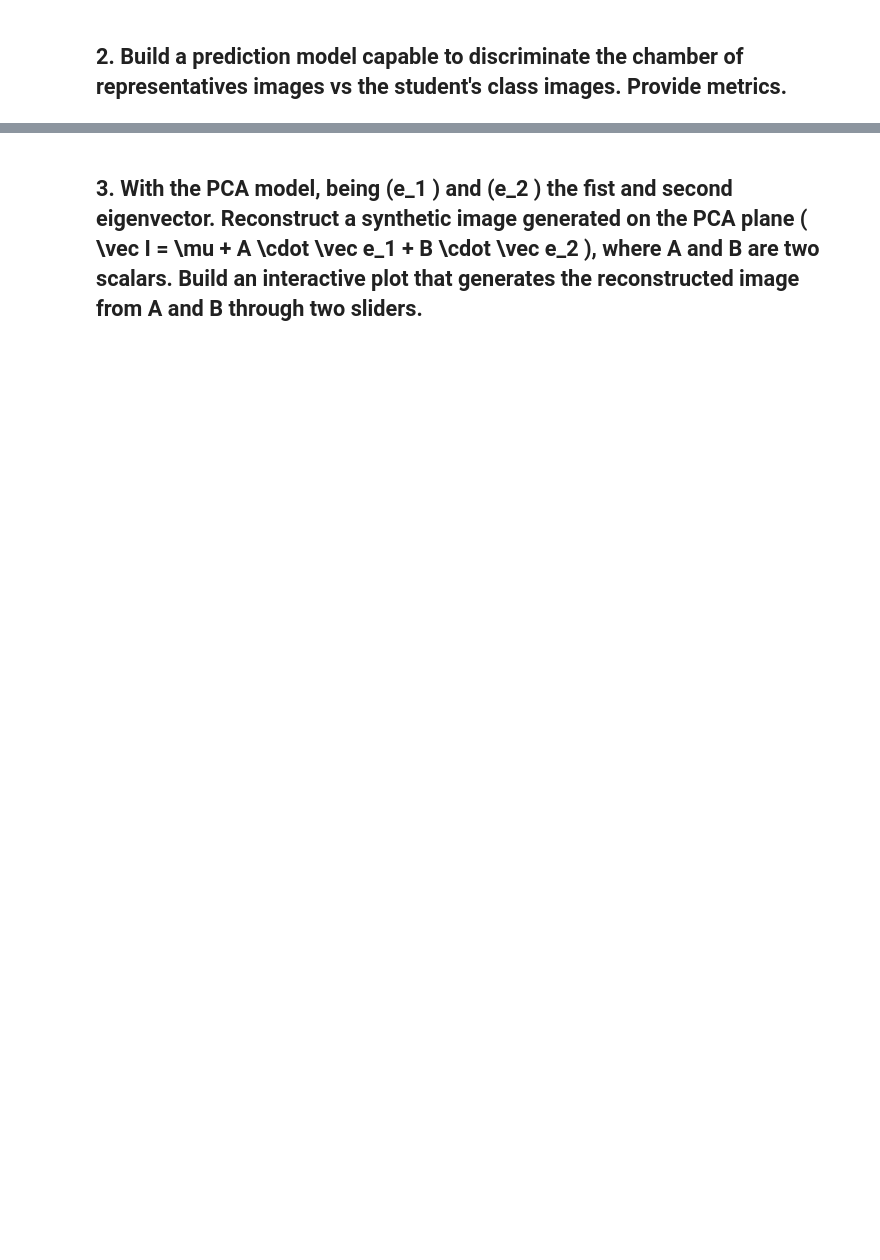
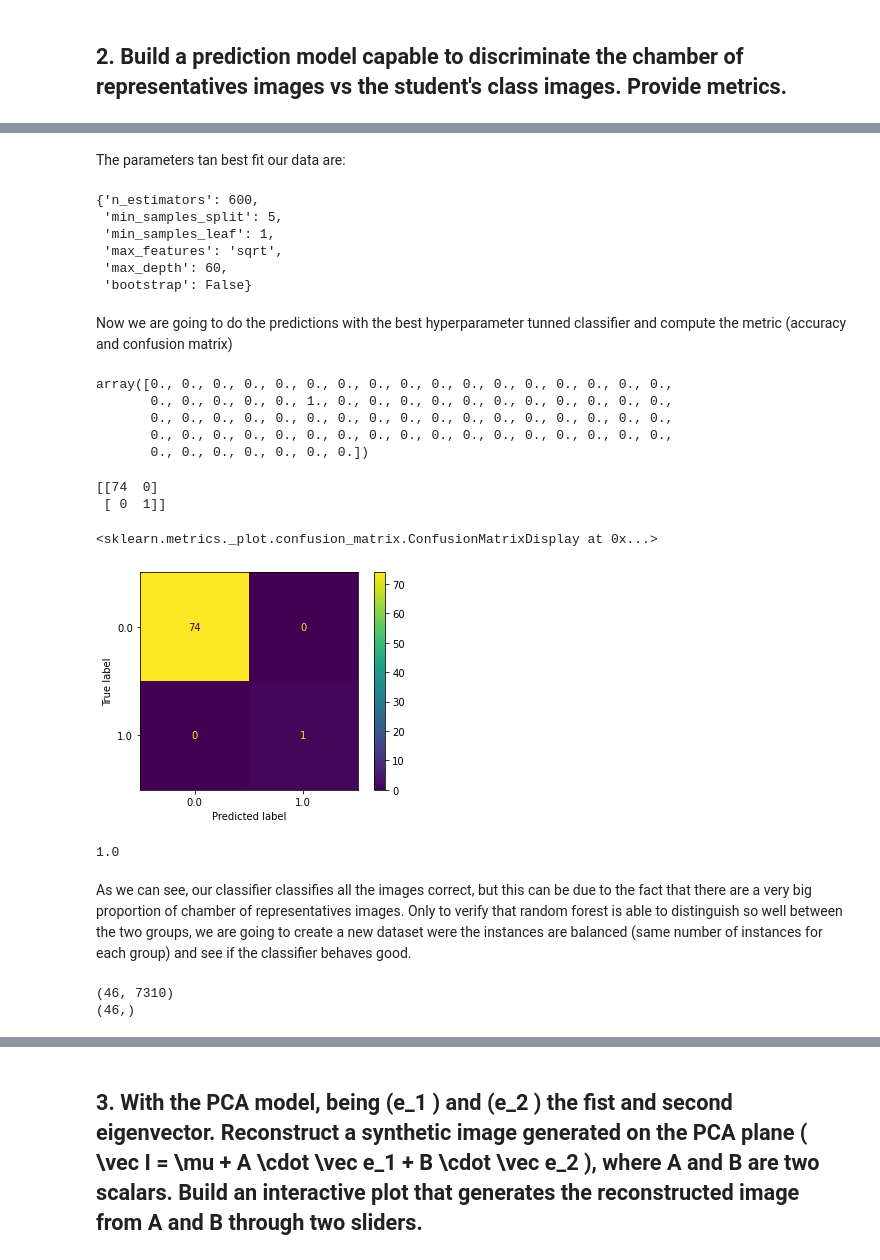
Before and after one commit to oliburn/faces_exercise, a Jupyter notebook: EigenDiputadosInitialGuide.ipynb, the cells around one changed output, grey strips where cells are left out. Saved outputs shown, nothing was run; the diff lists cells and outputs as text; code cells hidden in the pictures; blank space fills up the shorter version.

```diff
--- a/EigenDiputadosInitialGuide.ipynb
+++ b/EigenDiputadosInitialGuide.ipynb
@@ -493,0 +912,7 @@ Text(0, 0.5, 'Percentage of explained variance')
+# %%
+X_train, X_test, y_train, y_test = train_test_split(X_tot, Yg_tot, test_size=0.2, random_state=111)
+
+print(X_train.shape)
+print(X_test.shape)
+print(y_train.shape)
+print(y_test.shape)
@@ -493,0 +924,20 @@ Text(0, 0.5, 'Percentage of explained variance')
+# %%
+n_estimators = [int(x) for x in np.linspace(start = 200, stop = 2000, num = 10)]
+max_features = ['auto', 'sqrt']
+max_depth = [int(x) for x in np.linspace(10, 110, num = 11)]
+max_depth.append(None)
+min_samples_split = [2, 5, 10]
+min_samples_leaf = [1, 2, 4]
+bootstrap = [True, False]
+
+# Create the random grid
+random_grid = {'n_estimators': n_estimators,
+               'max_features': max_features,
+               'max_depth': max_depth,
+               'min_samples_split': min_samples_split,
+               'min_samples_leaf': min_samples_leaf,
+               'bootstrap': bootstrap}
+
+rf_tot = RandomForestClassifier()
+rf_tot_random = RandomizedSearchCV(estimator = rf_tot, param_distributions = random_grid, n_iter = 100, cv = 5, verbose=2, random_state=42, n_jobs = -1)
+rf_tot_random.fit(X_train, y_train)
@@ -493,0 +959,49 @@ Text(0, 0.5, 'Percentage of explained variance')
+# %% [markdown]
+The parameters tan best fit our data are:
+# %%
+rf_tot_random.best_params_
+# %% [output]
+{'n_estimators': 600,
+ 'min_samples_split': 5,
+ 'min_samples_leaf': 1,
+ 'max_features': 'sqrt',
+ 'max_depth': 60,
+ 'bootstrap': False}
+# %%
+rf_tot_random_best = rf_tot_random.best_estimator_
+# %% [markdown]
+Now we are going to do the predictions with the best hyperparameter tunned classifier and compute the metric (accuracy and confusion matrix)
+# %%
+yhat_tot = rf_tot_random_best.predict(X_test)
+yhat_tot
+# %% [output]
+array([0., 0., 0., 0., 0., 0., 0., 0., 0., 0., 0., 0., 0., 0., 0., 0., 0.,
+       0., 0., 0., 0., 0., 1., 0., 0., 0., 0., 0., 0., 0., 0., 0., 0., 0.,
+       0., 0., 0., 0., 0., 0., 0., 0., 0., 0., 0., 0., 0., 0., 0., 0., 0.,
+       0., 0., 0., 0., 0., 0., 0., 0., 0., 0., 0., 0., 0., 0., 0., 0., 0.,
+       0., 0., 0., 0., 0., 0., 0.])
+# %%
+# Print the confusion matrix
+print(metrics.confusion_matrix(y_test, yhat_tot))
+metrics.plot_confusion_matrix(rf_tot_random, X_test, y_test)
+# %% [output]
+[[74  0]
+ [ 0  1]]
+<sklearn.metrics._plot.confusion_matrix.ConfusionMatrixDisplay at 0x...>
+[figure, added]
+# %%
+acc = rf_tot_random_best.score(X_test,y_test)
+acc
+# %% [output]
+1.0
+# %% [markdown]
+As we can see, our classifier classifies all the images correct, but this can be due to the fact that there are a very big proportion of chamber of representatives images.
+Only to verify that random forest is able to distinguish so well between the two groups, we are going to create a new dataset were the instances are balanced (same number of instances for each group) and see if the classifier behaves good.
+# %%
+X_tot2 = np.concatenate((X[0:23,], X_class), axis=0)
+Yg_tot2 = np.concatenate((np.zeros(X[0:23,].shape[0]), np.ones(X_class.shape[0])))
+print(X_tot2.shape)
+print(Yg_tot2.shape)
+# %% [output]
+(46, 7310)
+(46,)
```
Also changed, not shown: parts of 78 cells of this notebook, 32 other files.
